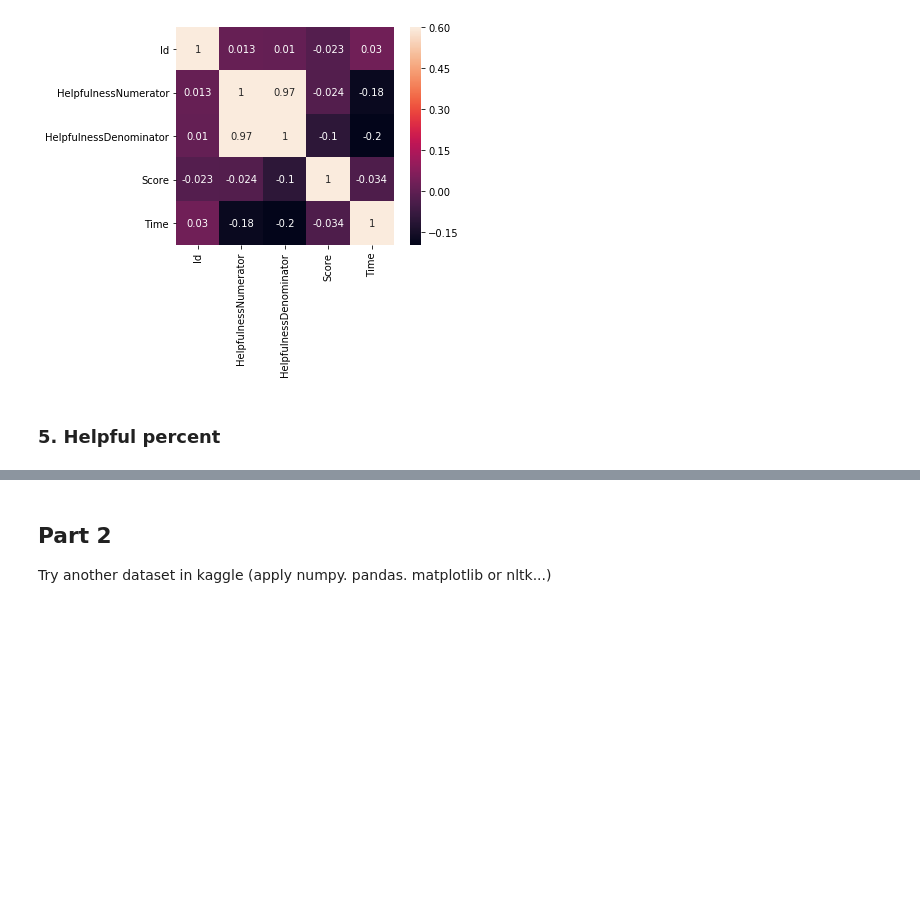
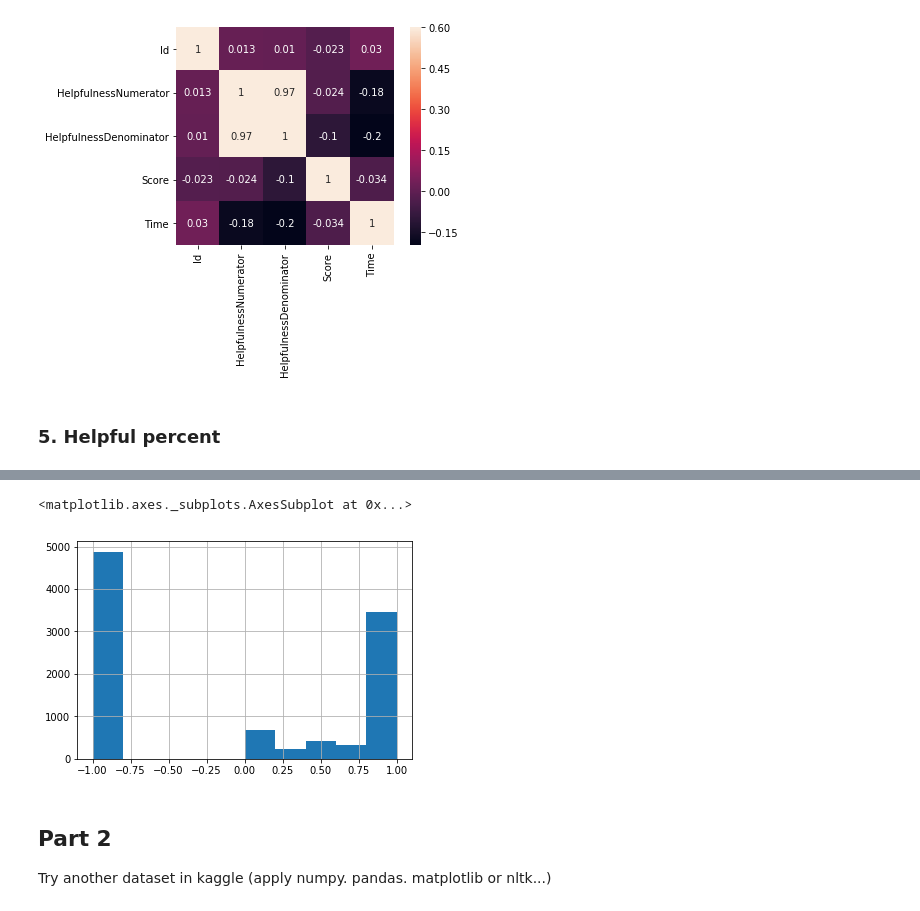
Before and after one commit to kevin110604/FDA_practice, a Jupyter notebook: FDA_hw1.ipynb, the cells around one changed output, grey strips where cells are left out. Drawn from its saved outputs; the diff is of its cells as text; code cells hidden in the pictures; blank space fills up the shorter version.

```diff
--- a/FDA_hw1.ipynb
+++ b/FDA_hw1.ipynb
@@ -495,3 +495,7 @@ sns.heatmap(corr,
 [figure]
 # %% [markdown]
 ### 5. Helpful percent
+# %%
+# filter out cases with numerator > denominator
+df5 = pd_data.loc[pd_data['HelpfulnessNumerator'] <= pd_data['HelpfulnessDenominator']]
+df5
@@ -497,0 +521,9 @@ sns.heatmap(corr,
+# %%
+def f(x):
+    if (x[0]==0)&(x[1]==0):
+        return -1
+    return x[0]/x[1]
+
+
+df5['Helpful percent'] = df5[['HelpfulnessNumerator', 'HelpfulnessDenominator']].apply(f, axis=1)
+df5
@@ -498,3 +549,8 @@ sns.heatmap(corr,
+# %%
+df5['Helpful percent'].hist()
+# %% [output]
+<matplotlib.axes._subplots.AxesSubplot at 0x...>
+[figure, added]
 # %% [markdown]
 ## Part 2
 
```
Also changed, not shown: parts of 2 cells of this notebook.
